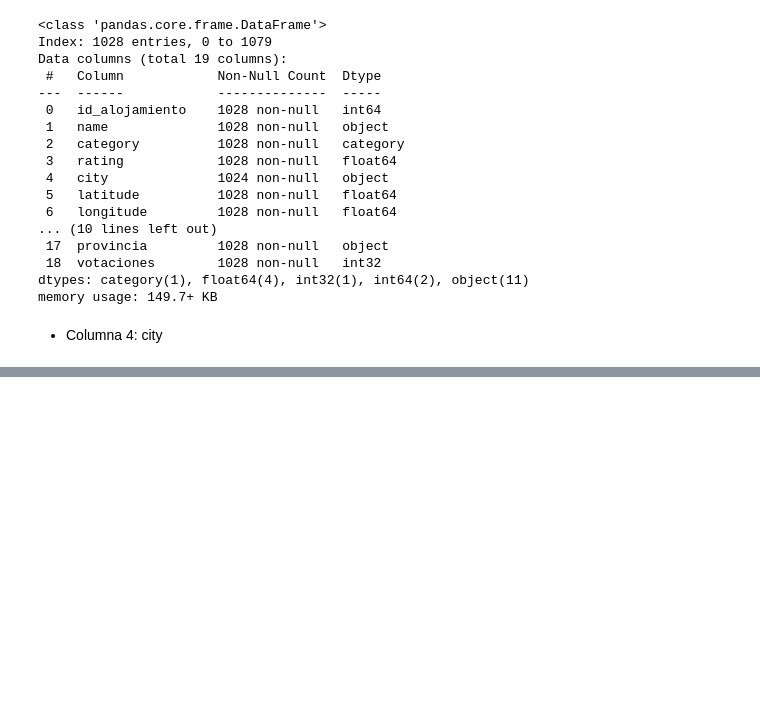
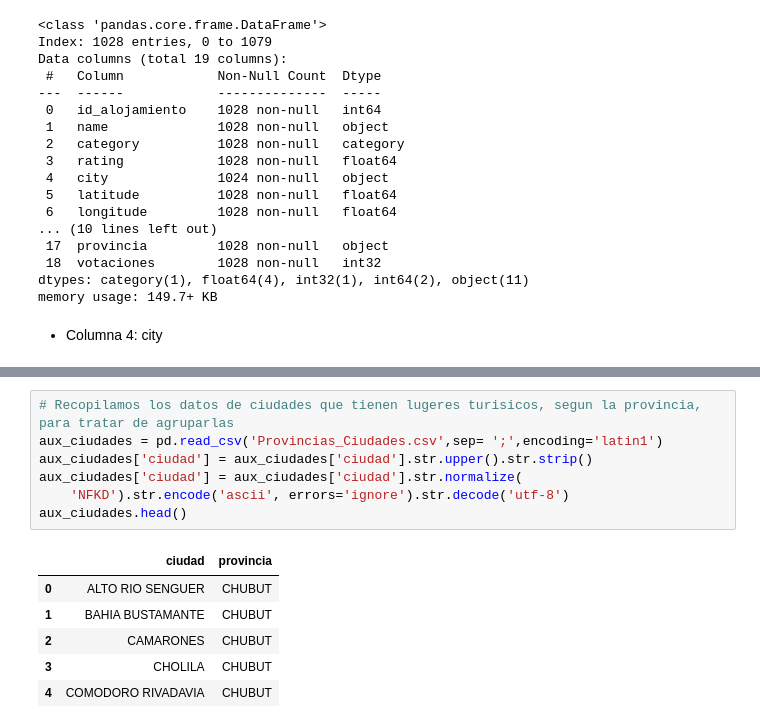
Before and after one commit to carlos1680/CPEDWObligatorio, a Jupyter notebook: trabajo.ipynb, the cells around one changed output, grey strips where cells are left out. Cells and saved outputs as stored; diff of their text form; blank space fills up the shorter version.

```diff
--- a/trabajo.ipynb
+++ b/trabajo.ipynb
@@ -966,3 +978,17 @@ df_alquileres.head()
 | 2 | 800749301724167838 | Departamento Bella Vista | entire_home | 5.00 | PUERTO MADRYN | -42.768007 | -65.033108 | ['3 camas', '1 dormitorio', '1 ba... | 2023-08-01 | ... |
 | 3 | 50769917 | New Lil’ & Cozy - 100mts de la pl... | entire_home | 4.91 | PUERTO MADRYN | -42.777590 | -65.025890 | ['1 cama', '1 dormitorio', '1 bañ... | 2023-07-09 | ... |
 | 4 | 916738743930751566 | Front Beach | entire_home | 3.00 | PUERTO MADRYN | -42.770540 | -65.030810 | ['2 camas', 'Monoambiente', '1 ba... | 2023-07-01 | ... |
+# %%
+# Recopilamos los datos de ciudades que tienen lugeres turisicos, segun la provincia, para tratar de agruparlas
+aux_ciudades = pd.read_csv('Provincias_Ciudades.csv',sep= ';',encoding='latin1')
+aux_ciudades['ciudad'] = aux_ciudades['ciudad'].str.upper().str.strip()
+aux_ciudades['ciudad'] = aux_ciudades['ciudad'].str.normalize(
+    'NFKD').str.encode('ascii', errors='ignore').str.decode('utf-8')
+aux_ciudades.head()
+# %% [output]
+|  | ciudad | provincia |
+| 0 | ALTO RIO SENGUER | CHUBUT |
+| 1 | BAHIA BUSTAMANTE | CHUBUT |
+| 2 | CAMARONES | CHUBUT |
+| 3 | CHOLILA | CHUBUT |
+| 4 | COMODORO RIVADAVIA | CHUBUT |
```
Also changed, not shown: parts of 26 cells of this notebook, 1 other file.
